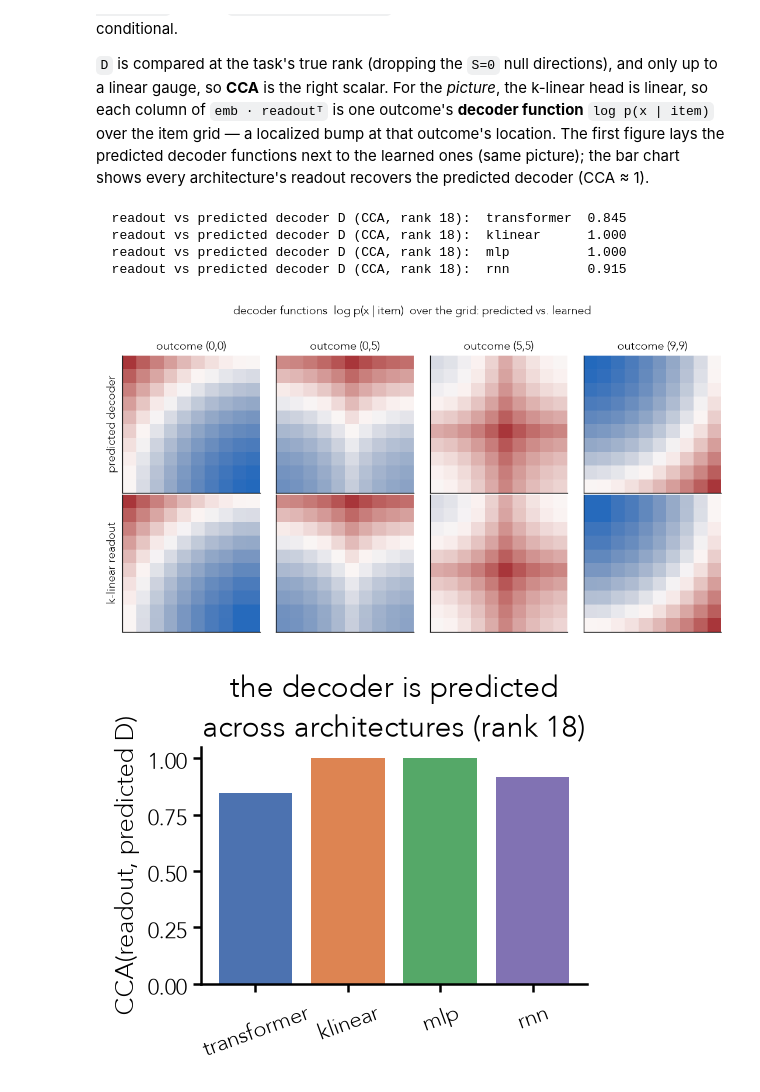
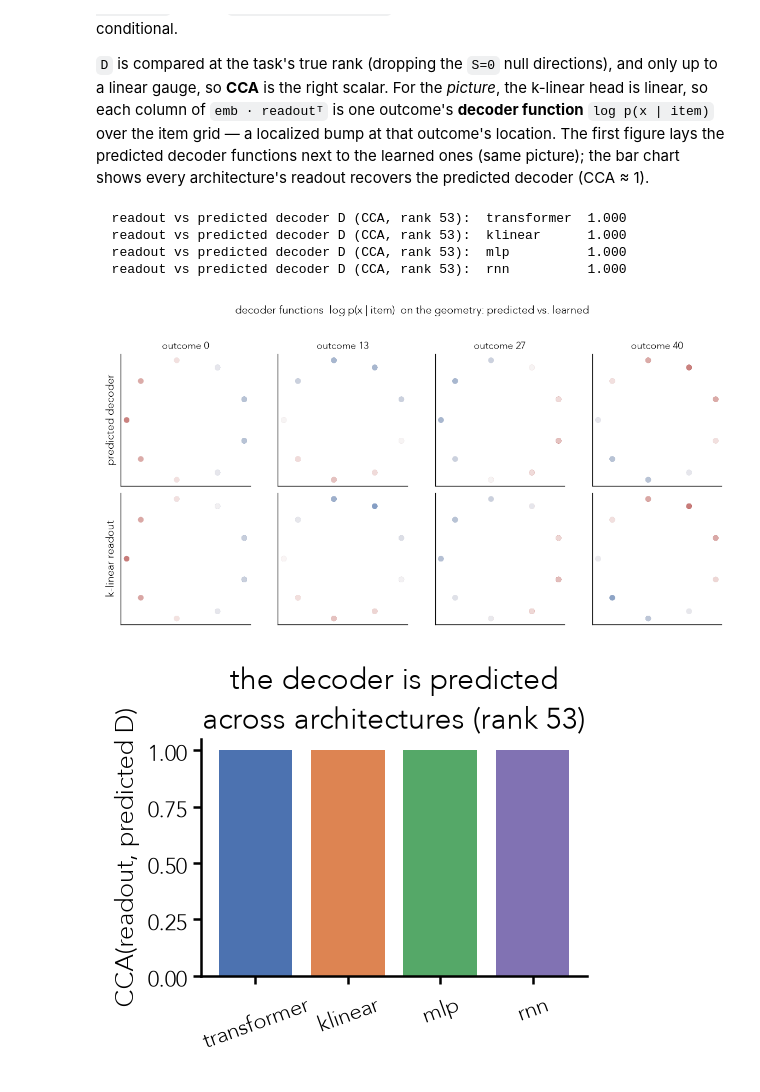
Before and after one commit to wurgaft-goodfire/rational-reps, a Jupyter notebook: src/notebooks/geometry_analysis.ipynb, the cells around one changed output. Cells and saved outputs as stored; diff of their text form; code cells hidden in the pictures.

```diff
--- a/src/notebooks/geometry_analysis.ipynb
+++ b/src/notebooks/geometry_analysis.ipynb
@@ -23,7 +23,7 @@ Factor the ring's log-conditional — no training. The translation symmetry give
 top Fourier pair, and the top-2 code lands on a circle.
 # %%
 # pick a structure here — everything below follows from it
-spec = {"structure": "grid", "n": 10, "cooccurrence": "geodesic"}
+spec = {"structure": "sphere", "n": 100, "gamma": 0.8}
 L = graph_conditional(spec)
 E_pred = predicted_geometry(L)
 plot_utils.plot_predicted_geometry(spec, L, E_pred);
@@ -149,46 +165,46 @@ def readout(model, arch):
 
 # The readout equals the predicted decoder only up to a linear gauge (different from the encoder's),
 # so CCA is the right metric, matched at the task's rank r.
 cca_by_arch = {a: cca(readout(results[a]["model"], a), D_geom) for a in ARCHS}
 for a in ARCHS:
     print(f"  readout vs predicted decoder D (CCA, rank {r}):  {a:12s} {cca_by_arch[a]:.3f}")
 
 # k-linear has a *linear* readout, so its (embedding, readout) pair reconstructs the conditional
-# exactly: softmax(emb @ readout.T) = p(.|x). Each *column* of that product is one outcome's decoder
-# function, log p(x | item) over the item grid; predicted and learned are the same picture (both
-# centered, since softmax ignores per-context constants).
+# exactly: softmax(emb @ readout.T) = p(.|x). Each *column* is one outcome's decoder function
+# log p(x | item); shown on the predicted 2-D embedding (works for any structure). Predicted and
+# learned are the same picture (both centered, since softmax ignores per-context constants).
 emb = results["klinear"]["model"].get_input_embeddings().weight.detach().cpu().numpy()[:n_out]
 Wk = readout(results["klinear"]["model"], "klinear")
 rc = lambda A: A - A.mean(1, keepdims=True)      # softmax ignores per-row (per-context) constants
 M_pred, M_lrn = rc(L), rc(emb @ Wk.T)
-gn = int(round(n_out ** 0.5))
-outs = [0, gn // 2, gn * (gn // 2) + gn // 2, n_out - 1]   # corner, top edge, center, far corner
+XY = E_pred[:, :2]
+outs = [0, n_out // 4, n_out // 2, 3 * n_out // 4]
 rows = [("predicted decoder", M_pred), ("k-linear readout", M_lrn)]
 
-fig, axes = plt.subplots(2, len(outs), figsize=(2.3 * len(outs), 4.8))
+fig, axes = plt.subplots(2, len(outs), figsize=(2.5 * len(outs), 5.0))
 for c, x in enumerate(outs):
     v = np.abs(M_pred[:, x]).max()
     for row, (label, M) in enumerate(rows):
         ax = axes[row, c]
-        ax.imshow(M[:, x].reshape(gn, gn), cmap=plot_utils.FIG.diverging_cmap, vmin=-v, vmax=v)
-        ax.set_xticks([]); ax.set_yticks([])
-        if row == 0: ax.set_title(f"outcome ({x // gn},{x % gn})", fontsize=12)
+        ax.scatter(XY[:, 0], XY[:, 1], c=M[:, x], cmap=plot_utils.FIG.diverging_cmap, vmin=-v, vmax=v, s=25)
+        ax.set_aspect("equal"); ax.set_xticks([]); ax.set_yticks([])
+        if row == 0: ax.set_title(f"outcome {x}", fontsize=11)
         if c == 0: ax.set_ylabel(label, fontsize=12)
-fig.suptitle("decoder functions  log p(x | item)  over the grid: predicted vs. learned", y=1.01)
+fig.suptitle("decoder functions  log p(x | item)  on the geometry: predicted vs. learned", y=1.01)
 fig.tight_layout()
 
 # cross-architecture: every readout recovers the predicted decoder, up to its own gauge.
 fig2, ax2 = plt.subplots(figsize=(4.2, 3.6))
 ax2.bar(range(len(ARCHS)), [cca_by_arch[a] for a in ARCHS], color=plot_utils.FIG.categorical)
 ax2.set_xticks(range(len(ARCHS))); ax2.set_xticklabels(ARCHS, rotation=20)
 ax2.set_ylim(0, 1.05); ax2.set_ylabel("CCA(readout, predicted D)")
 ax2.set_title(f"the decoder is predicted\nacross architectures (rank {r})")
 plot_utils.FIG.style_axes(ax2)
 fig2.tight_layout();
 # %% [output]
-  readout vs predicted decoder D (CCA, rank 18):  transformer  0.845
-  readout vs predicted decoder D (CCA, rank 18):  klinear      1.000
-  readout vs predicted decoder D (CCA, rank 18):  mlp          1.000
-  readout vs predicted decoder D (CCA, rank 18):  rnn          0.915
+  readout vs predicted decoder D (CCA, rank 53):  transformer  1.000
+  readout vs predicted decoder D (CCA, rank 53):  klinear      1.000
+  readout vs predicted decoder D (CCA, rank 53):  mlp          1.000
+  readout vs predicted decoder D (CCA, rank 53):  rnn          1.000
-[figure, old version]
+[figure, new version]
-[figure, old version]
+[figure, new version]
```
Also changed, not shown: parts of 3 cells of this notebook, 6 other files.
